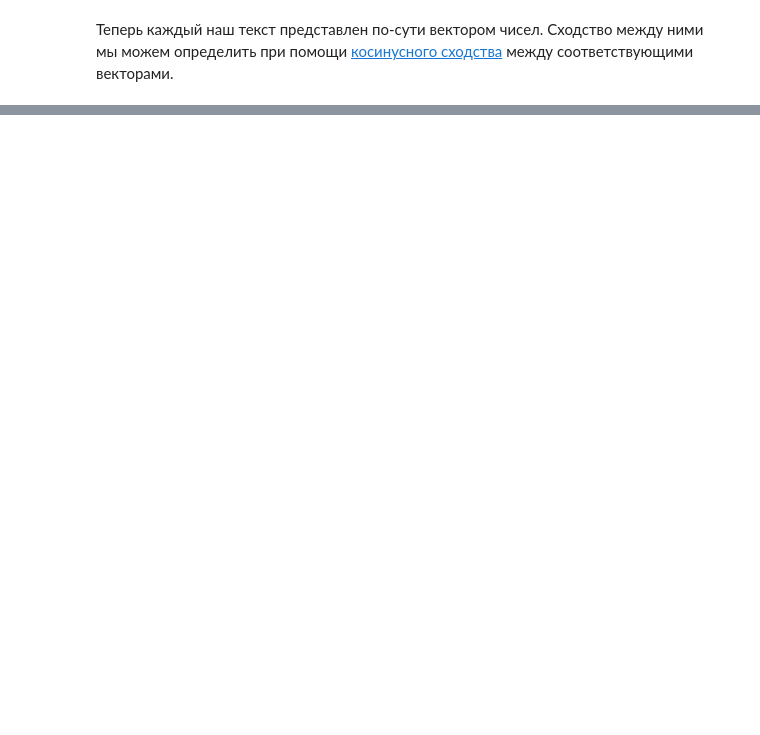
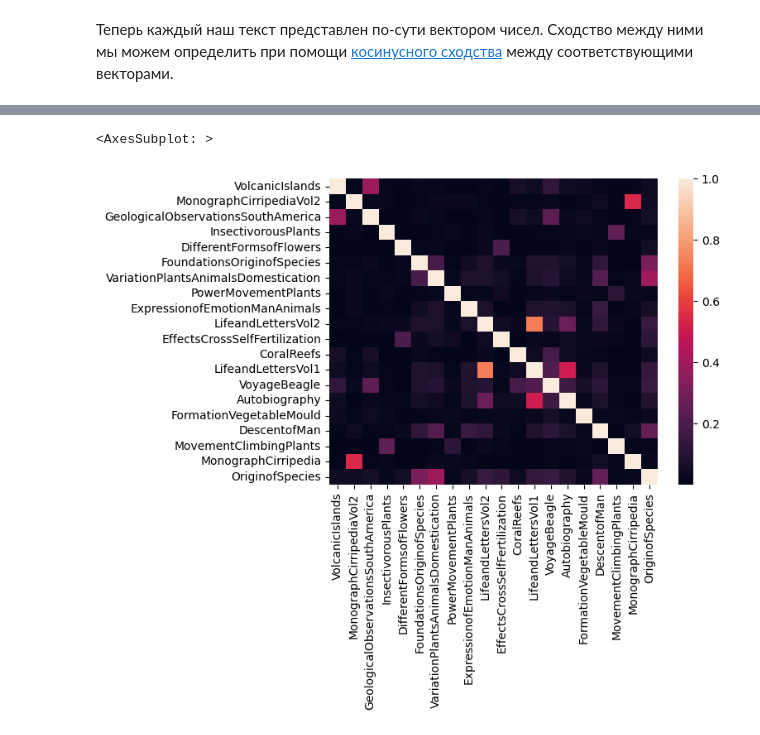
Before and after one commit to IgorBeHolder/Netology, a Jupyter notebook: Netology stats_case_study_Darwinbooks_recommend.ipynb, the cells around one changed output, grey strips where cells are left out. Cells and saved outputs as stored; diff of their text form; code cells hidden in the pictures; blank space fills up the shorter version.

```diff
--- a/Netology stats_case_study_Darwinbooks_recommend.ipynb
+++ b/Netology stats_case_study_Darwinbooks_recommend.ipynb
@@ -308 +407,6 @@ WARNING:gensim.similarities.docsim:scanning corpus to determine the number of fe
+# %%
+sns.heatmap(cos_sim_df)
+# %% [output]
+<AxesSubplot: >
+[figure, added]
 # %%
```
Also changed, not shown: parts of 33 cells of this notebook, 2 other files.
